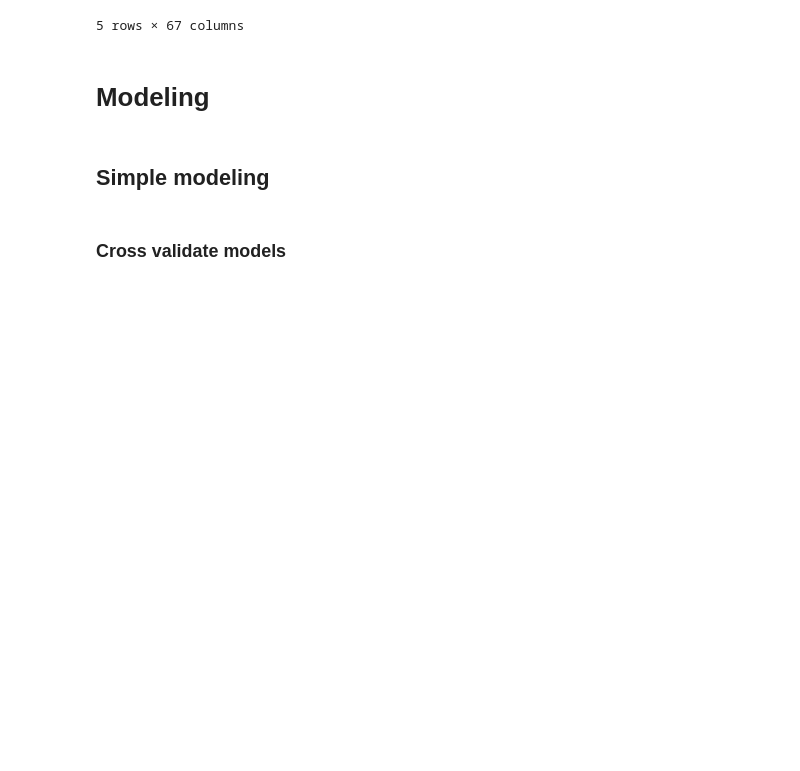
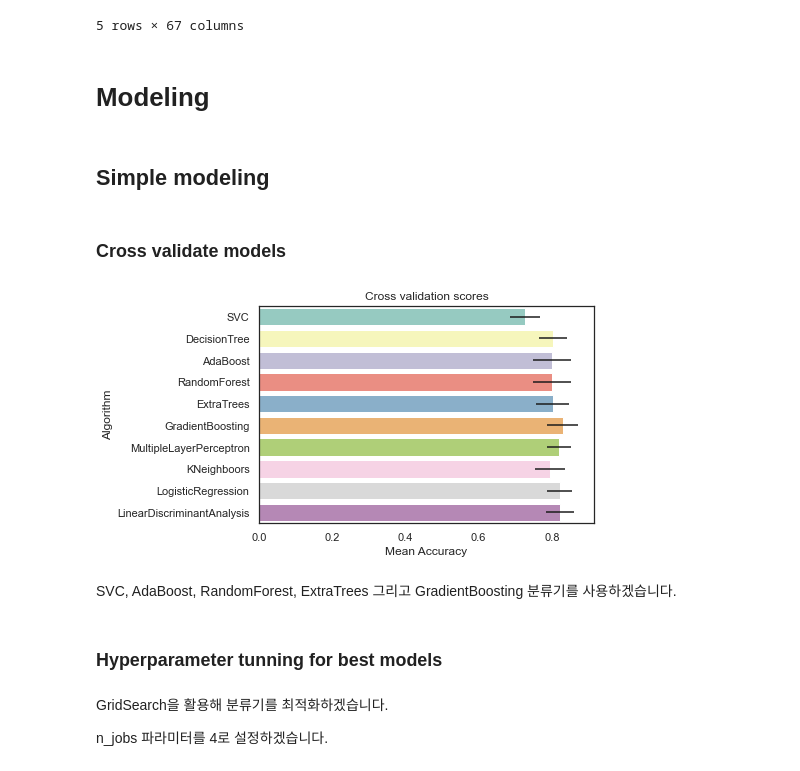
Before and after one commit to Haebuk/kagglestudy, a Jupyter notebook: Titanic competition/titanic_3_유재성.ipynb, the cells around one changed output. Cells and saved outputs as stored; diff of their text form; code cells hidden in the pictures; blank space fills up the shorter version.

```diff
--- a/Titanic competition/titanic_3_유재성.ipynb
+++ b/Titanic competition/titanic_3_유재성.ipynb
@@ -627,3 +627,46 @@ X_train = train.drop(labels=['Survived'], axis=1)
 ## Simple modeling
 # %% [markdown]
 ### Cross validate models
+# %%
+kfold = StratifiedKFold(n_splits=10)
+# %%
+# Modeling step Test differents algorithms
+random_state = 2
+classifiers = []
+classifiers.append(SVC(random_state=random_state))
+classifiers.append(DecisionTreeClassifier(random_state=random_state))
+classifiers.append(AdaBoostClassifier(DecisionTreeClassifier(random_state=random_state),random_state=random_state, learning_rate=0.1))
+classifiers.append(RandomForestClassifier(random_state=random_state))
+classifiers.append(ExtraTreesClassifier(random_state=random_state))
+classifiers.append(GradientBoostingClassifier(random_state=random_state))
+classifiers.append(MLPClassifier(random_state=random_state))
+classifiers.append(KNeighborsClassifier())
+classifiers.append(LogisticRegression(random_state=random_state))
+classifiers.append(LinearDiscriminantAnalysis())
+
+cv_results=[]
+for classifier in classifiers:
+    cv_results.append(cross_val_score(classifier, X_train, y=Y_train, scoring='accuracy', cv=kfold, n_jobs=4))
+
+cv_means = []
+cv_std = []
+for cv_results in cv_results:
+    cv_means.append(cv_results.mean())
+    cv_std.append(cv_results.std())
+
+cv_res = pd.DataFrame({'CrossValMeans':cv_means, 'CrossValerrors':cv_std, 'Algorithm': ['SVC', "DecisionTree", "AdaBoost",
+"RandomForest", "ExtraTrees", "GradientBoosting", "MultipleLayerPerceptron", "KNeighboors", "LogisticRegression", "LinearDiscriminantAnalysis"]})
+
+g = sns.barplot('CrossValMeans', 'Algorithm', data=cv_res, palette='Set3', orient='h',**{'xerr':cv_std})
+g.set_xlabel('Mean Accuracy')
+g = g.set_title('Cross validation scores')
+# %% [output]
+[figure, added]
+# %% [markdown]
+SVC, AdaBoost, RandomForest, ExtraTrees 그리고 GradientBoosting 분류기를 사용하겠습니다.
+# %% [markdown]
+### Hyperparameter tunning for best models
+# %% [markdown]
+GridSearch을 활용해 분류기를 최적화하겠습니다.
+
+n_jobs 파라미터를 4로 설정하겠습니다.
```
Also changed, not shown: parts of 23 cells of this notebook.
